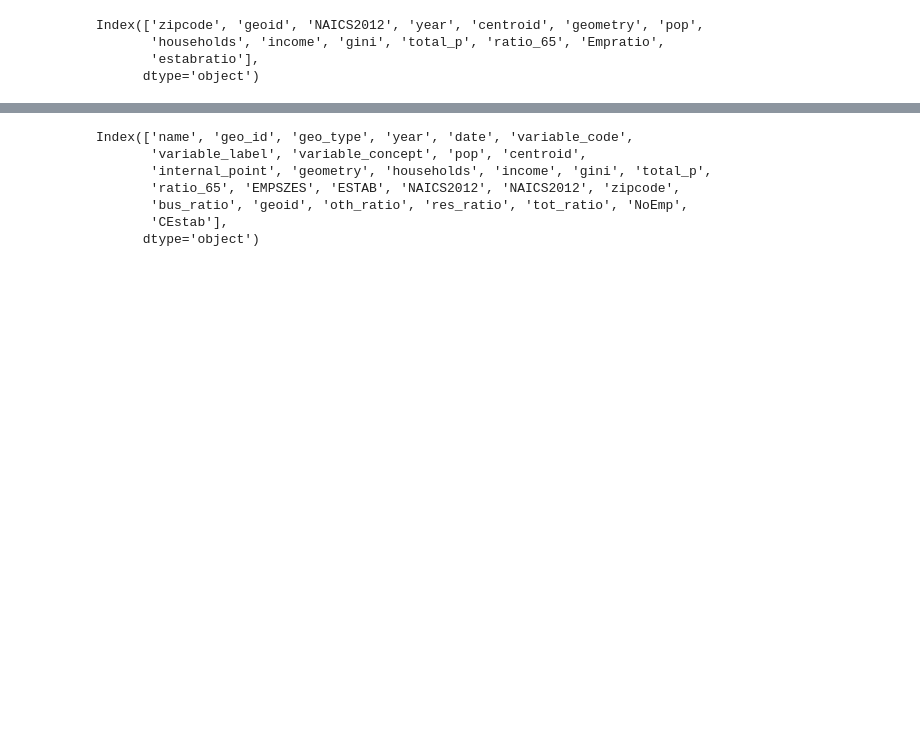
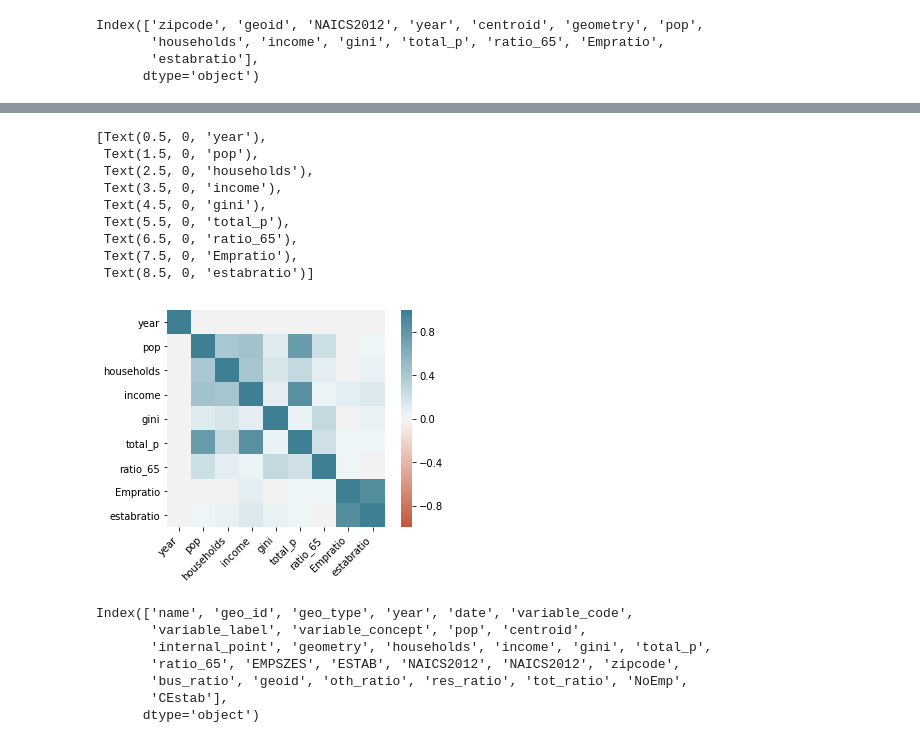
Before and after one commit to JasonZhangzy1757/CUSP-Capstone, a Jupyter notebook: US_Ignite_fed_data_merge_clean_eda.ipynb, the cells around one changed output, grey strips where cells are left out. Drawn from its saved outputs; the diff is of its cells as text; code cells hidden in the pictures; blank space fills up the shorter version.

```diff
--- a/US_Ignite_fed_data_merge_clean_eda.ipynb
+++ b/US_Ignite_fed_data_merge_clean_eda.ipynb
@@ -464,3 +604,26 @@ df_final.head()
+# %%
+ax = sns.heatmap(
+    corr,
+    vmin=-1, vmax=1, center=0,
+    cmap=sns.diverging_palette(20, 220, n=200),
+    square=True
+)
+ax.set_xticklabels(
+    ax.get_xticklabels(),
+    rotation=45,
+    horizontalalignment='right'
+)
+# %% [output]
+[Text(0.5, 0, 'year'),
+ Text(1.5, 0, 'pop'),
+ Text(2.5, 0, 'households'),
+ Text(3.5, 0, 'income'),
+ Text(4.5, 0, 'gini'),
+ Text(5.5, 0, 'total_p'),
+ Text(6.5, 0, 'ratio_65'),
+ Text(7.5, 0, 'Empratio'),
+ Text(8.5, 0, 'estabratio')]
+[figure, added]
 # %%
 from autocensus import Query
 import pandas as pd
```
Also changed, not shown: parts of 18 cells of this notebook.
